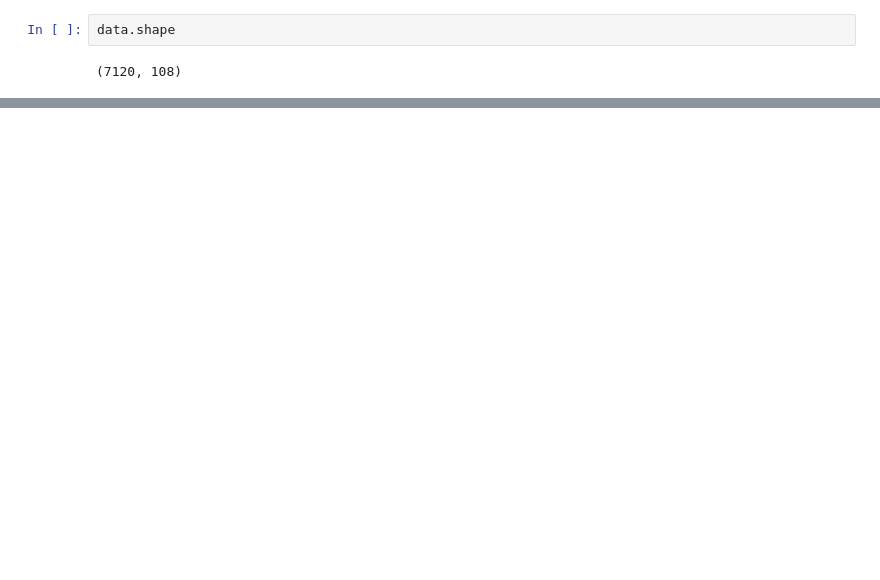
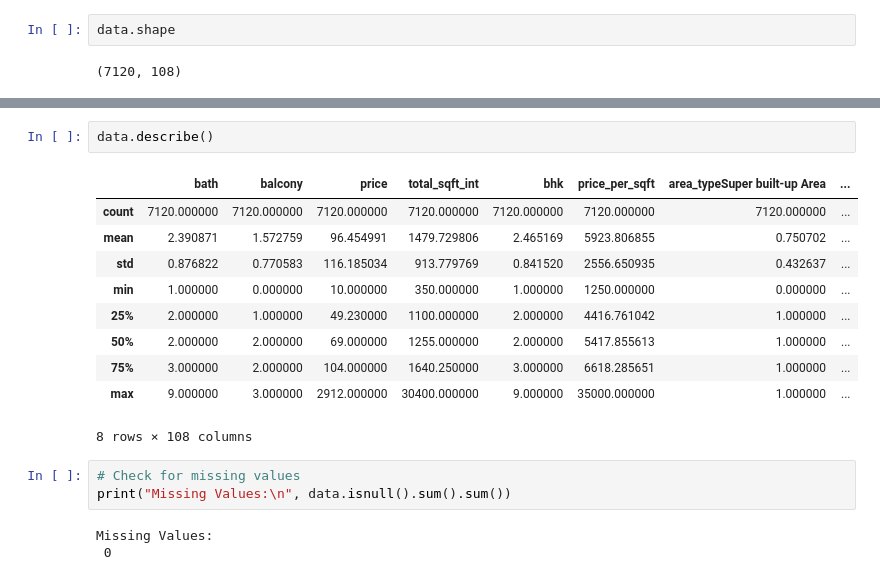
Before and after one commit to sathwik238/House-Price-Prediction, a Jupyter notebook: House-Price(DecisionTree-Regressor).ipynb, the cells around one changed output, grey strips where cells are left out. Drawn from its saved outputs; the diff is of its cells as text; blank space fills up the shorter version.

```diff
--- a/House-Price(DecisionTree-Regressor).ipynb
+++ b/House-Price(DecisionTree-Regressor).ipynb
@@ -88,0 +43,19 @@ graph.write_png('house-pricetree.png')
+# %%
+data.describe()
+# %% [output]
+|  | bath | balcony | price | total_sqft_int | bhk | price_per_sqft | area_typeSuper built-up Area | ... |
+| count | 7120.000000 | 7120.000000 | 7120.000000 | 7120.000000 | 7120.000000 | 7120.000000 | 7120.000000 | ... |
+| mean | 2.390871 | 1.572759 | 96.454991 | 1479.729806 | 2.465169 | 5923.806855 | 0.750702 | ... |
+| std | 0.876822 | 0.770583 | 116.185034 | 913.779769 | 0.841520 | 2556.650935 | 0.432637 | ... |
+| min | 1.000000 | 0.000000 | 10.000000 | 350.000000 | 1.000000 | 1250.000000 | 0.000000 | ... |
+| 25% | 2.000000 | 1.000000 | 49.230000 | 1100.000000 | 2.000000 | 4416.761042 | 1.000000 | ... |
+| 50% | 2.000000 | 2.000000 | 69.000000 | 1255.000000 | 2.000000 | 5417.855613 | 1.000000 | ... |
+| 75% | 3.000000 | 2.000000 | 104.000000 | 1640.250000 | 3.000000 | 6618.285651 | 1.000000 | ... |
+| max | 9.000000 | 3.000000 | 2912.000000 | 30400.000000 | 9.000000 | 35000.000000 | 1.000000 | ... |
+8 rows × 108 columns
+# %%
+# Check for missing values
+print("Missing Values:\n", data.isnull().sum().sum())
+# %% [output]
+Missing Values:
+ 0
```
Also changed, not shown: parts of 45 cells of this notebook, 1 other file.
